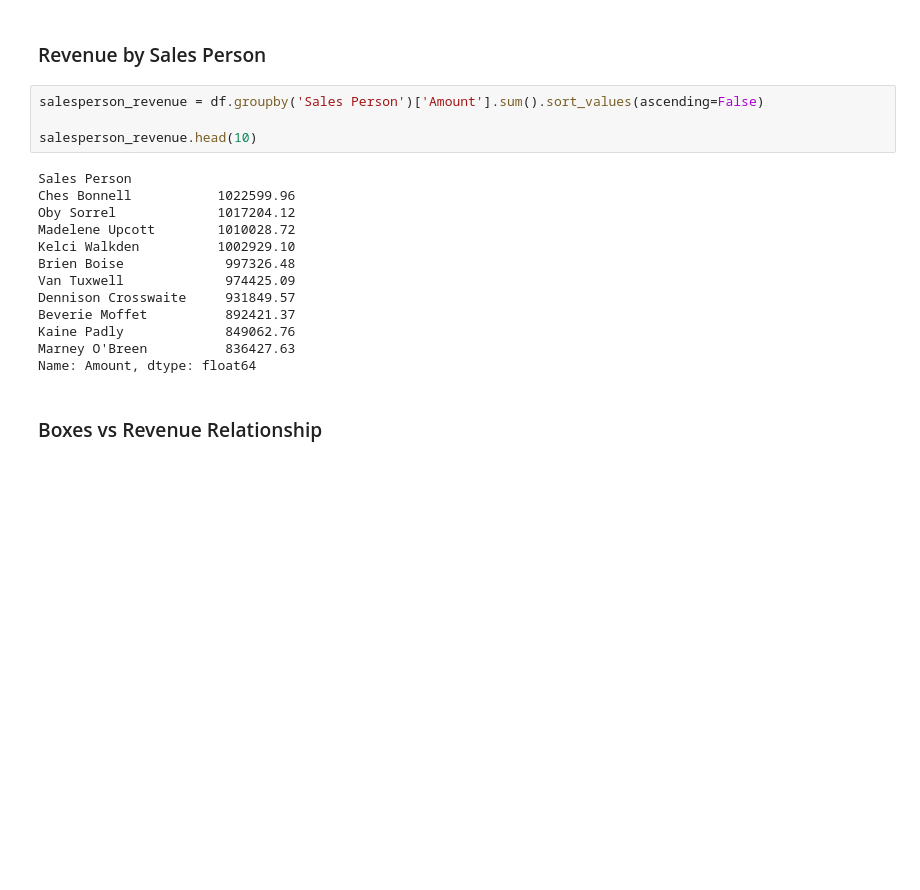
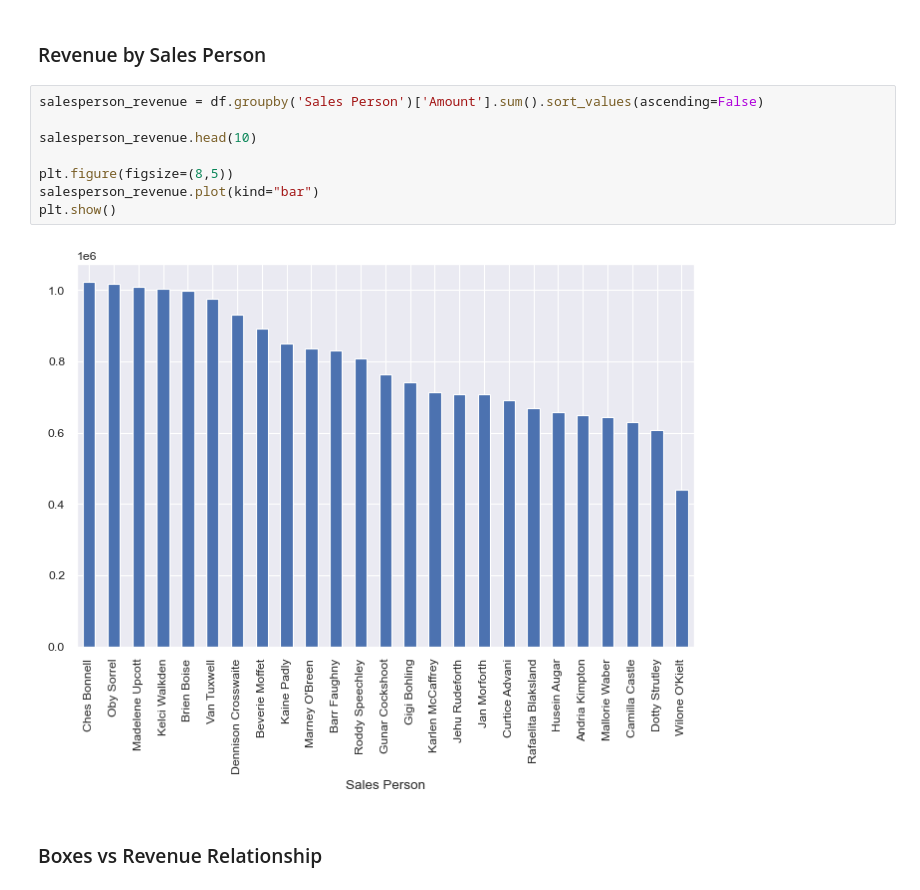
Before and after one commit to sasop3/pandas-test, a Jupyter notebook: 3/Jupyter/CCSIT_ARTI308_Lab3.ipynb, the cells around one changed output. Cells and saved outputs as stored; diff of their text form; blank space fills up the shorter version.

```diff
--- a/3/Jupyter/CCSIT_ARTI308_Lab3.ipynb
+++ b/3/Jupyter/CCSIT_ARTI308_Lab3.ipynb
@@ -230,20 +230,13 @@ Name: Amount, dtype: float64
 # %%
 salesperson_revenue = df.groupby('Sales Person')['Amount'].sum().sort_values(ascending=False)
 
 salesperson_revenue.head(10)
+
+plt.figure(figsize=(8,5))
+salesperson_revenue.plot(kind="bar")
+plt.show()
 # %% [output]
-Sales Person
-Ches Bonnell           1022599.96
-Oby Sorrel             1017204.12
-Madelene Upcott        1010028.72
-Kelci Walkden          1002929.10
-Brien Boise             997326.48
-Van Tuxwell             974425.09
-Dennison Crosswaite     931849.57
-Beverie Moffet          892421.37
-Kaine Padly             849062.76
-Marney O'Breen          836427.63
-Name: Amount, dtype: float64
+[figure, added]
 # %% [markdown]
 ### Boxes vs Revenue Relationship
 # %%
```
Also changed, not shown: parts of 1 cell of this notebook, 2 other files.
